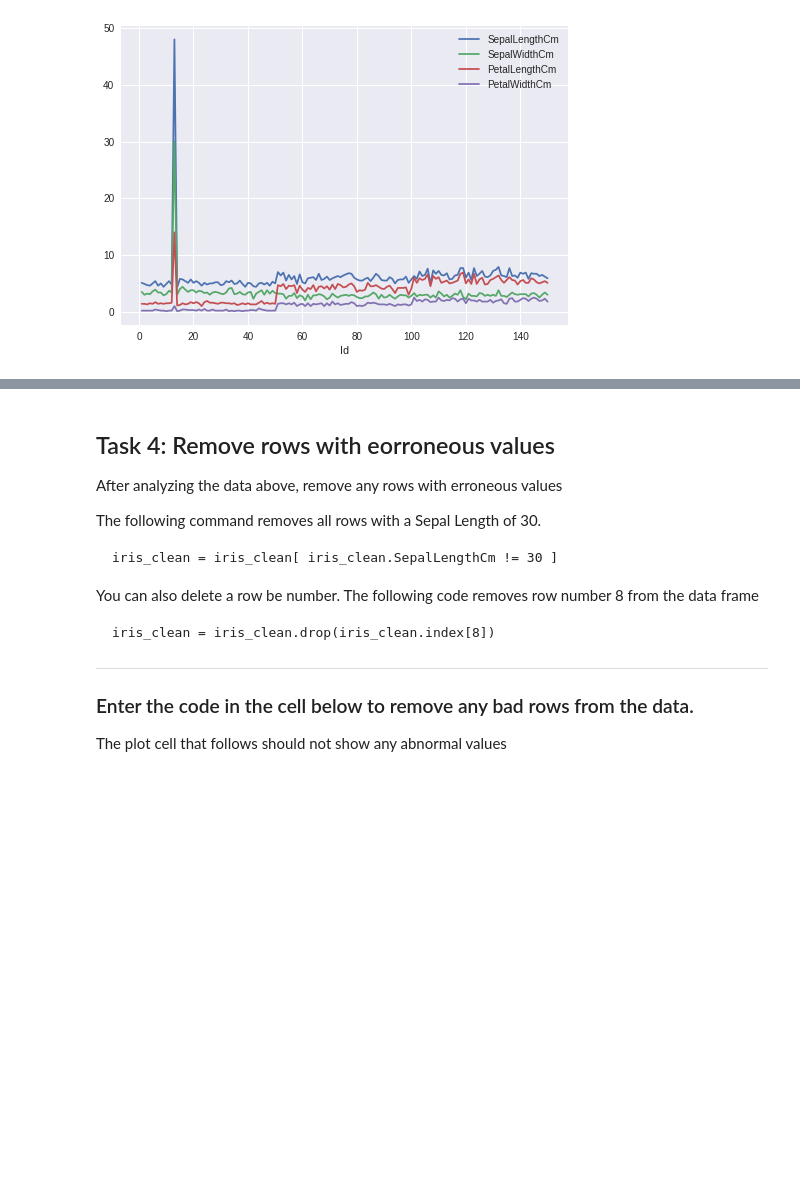
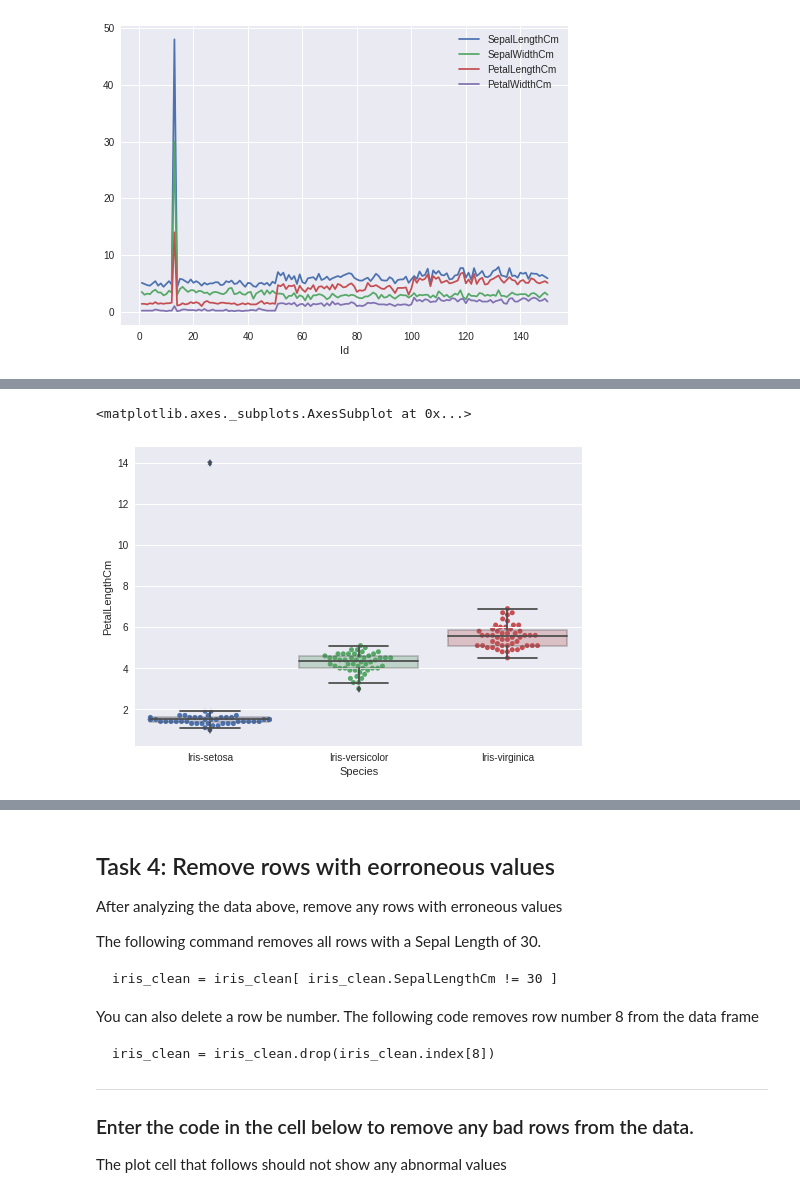
Before and after one commit to CIS3115-Machine-Learning-Scholastica/CIS3115ML-Units1and2, a Jupyter notebook: Practice_2_Iris_data_visualizations.ipynb, the cells around one changed output, grey strips where cells are left out. Drawn from its saved outputs; the diff is of its cells as text; code cells hidden in the pictures; blank space fills up the shorter version.

```diff
--- a/Practice_2_Iris_data_visualizations.ipynb
+++ b/Practice_2_Iris_data_visualizations.ipynb
@@ -268,0 +310,6 @@ iris_clean = iris_clean[ iris_clean.SepalLengthCm != 40 ]
+# %%
+sns.boxplot("Species", "PetalLengthCm", data=iris_clean, boxprops=dict(alpha=.3))
+sns.swarmplot("Species", "PetalLengthCm", data=iris_clean, zorder=.5)
+# %% [output]
+<matplotlib.axes._subplots.AxesSubplot at 0x...>
+[figure, added]
```
Also changed, not shown: parts of 15 cells of this notebook.
